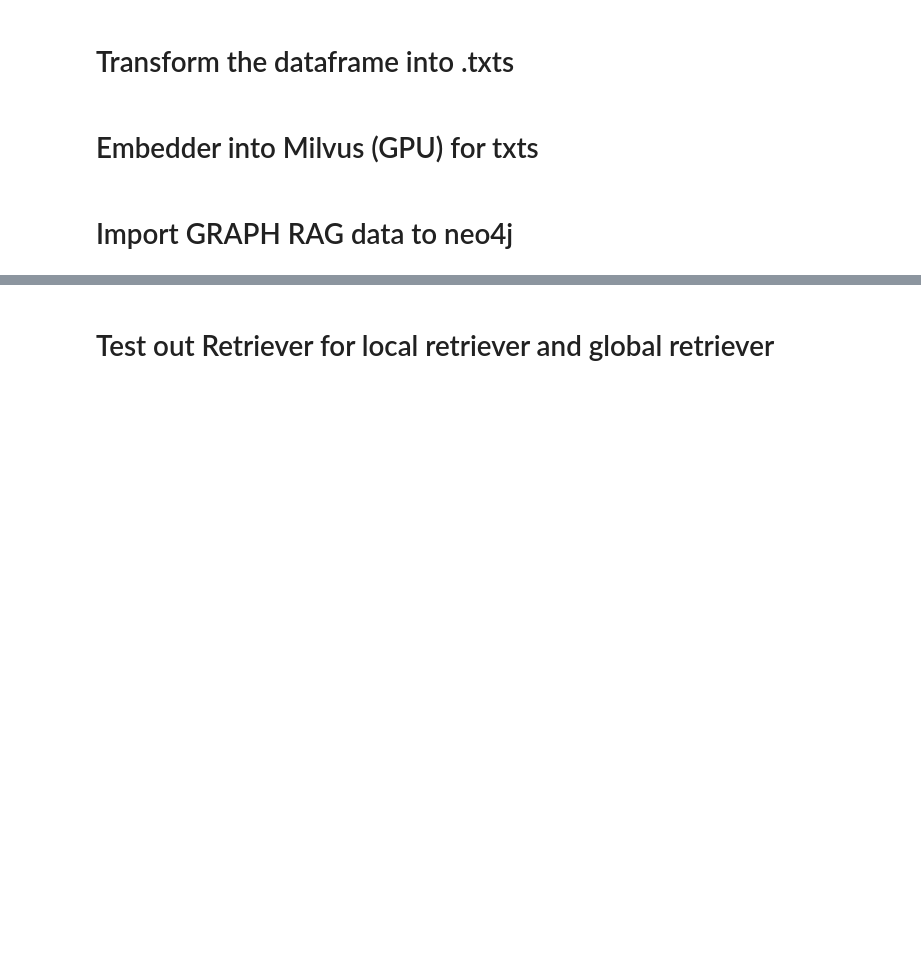
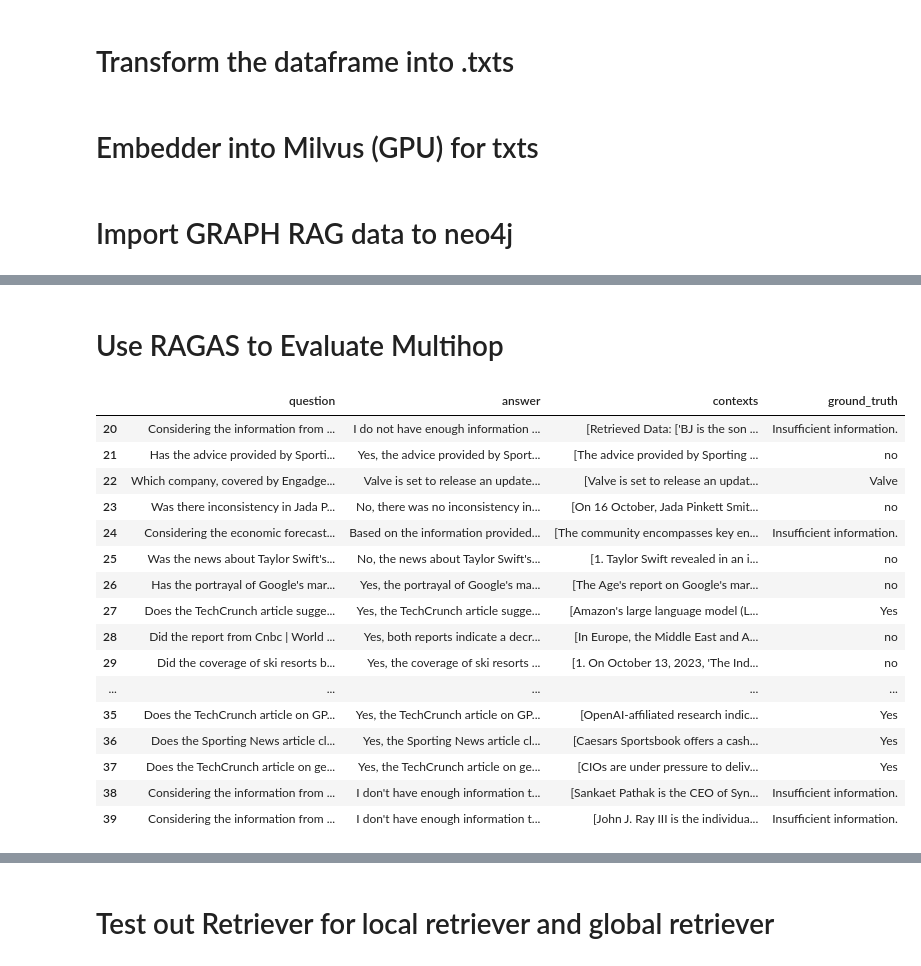
Before and after one commit to yarikama/Agentic-Advanced-RAG, a Jupyter notebook: src/graphrag.ipynb, the cells around one changed output, grey strips where cells are left out. Saved outputs shown, nothing was run; the diff lists cells and outputs as text; code cells hidden in the pictures; blank space fills up the shorter version.

```diff
--- a/src/graphrag.ipynb
+++ b/src/graphrag.ipynb
@@ -339,0 +384,28 @@ for s in app.stream({"topic": "animals"}):
+# %% [markdown]
+# Use RAGAS to Evaluate Multihop
+# %%
+ragas_multihop = pd.DataFrame({
+    "question": df_dataset_multihop["query"],
+    "answer": df_dataset_multihop["model_answer"],
+    "contexts": results["all_contexts_ragas"],
+    "ground_truth": df_dataset_multihop["gold_answer"]
+})
+ragas_multihop
+# %% [output]
+|  | question | answer | contexts | ground_truth |
+| 20 | Considering the information from ... | I do not have enough information ... | [Retrieved Data: ['BJ is the son ... | Insufficient information. |
+| 21 | Has the advice provided by Sporti... | Yes, the advice provided by Sport... | [The advice provided by Sporting ... | no |
+| 22 | Which company, covered by Engadge... | Valve is set to release an update... | [Valve is set to release an updat... | Valve |
+| 23 | Was there inconsistency in Jada P... | No, there was no inconsistency in... | [On 16 October, Jada Pinkett Smit... | no |
+| 24 | Considering the economic forecast... | Based on the information provided... | [The community encompasses key en... | Insufficient information. |
+| 25 | Was the news about Taylor Swift's... | No, the news about Taylor Swift's... | [1. Taylor Swift revealed in an i... | no |
+| 26 | Has the portrayal of Google's mar... | Yes, the portrayal of Google's ma... | [The Age's report on Google's mar... | no |
+| 27 | Does the TechCrunch article sugge... | Yes, the TechCrunch article sugge... | [Amazon's large language model (L... | Yes |
+| 28 | Did the report from Cnbc | World ... | Yes, both reports indicate a decr... | [In Europe, the Middle East and A... | no |
+| 29 | Did the coverage of ski resorts b... | Yes, the coverage of ski resorts ... | [1. On October 13, 2023, 'The Ind... | no |
+| ... | ... | ... | ... | ... |
+| 35 | Does the TechCrunch article on GP... | Yes, the TechCrunch article on GP... | [OpenAI-affiliated research indic... | Yes |
+| 36 | Does the Sporting News article cl... | Yes, the Sporting News article cl... | [Caesars Sportsbook offers a cash... | Yes |
+| 37 | Does the TechCrunch article on ge... | Yes, the TechCrunch article on ge... | [CIOs are under pressure to deliv... | Yes |
+| 38 | Considering the information from ... | I don't have enough information t... | [Sankaet Pathak is the CEO of Syn... | Insufficient information. |
+| 39 | Considering the information from ... | I don't have enough information t... | [John J. Ray III is the individua... | Insufficient information. |
```
Also changed, not shown: parts of 23 cells of this notebook, 26 other files.
